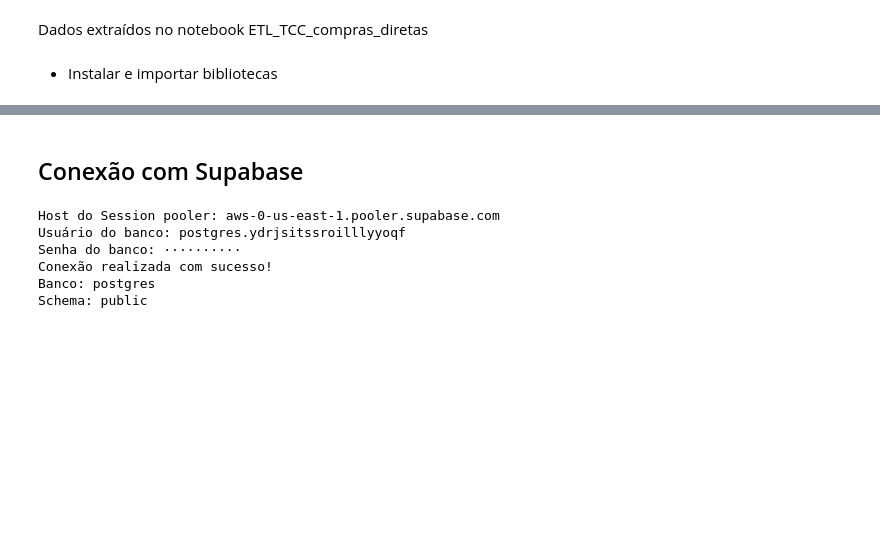
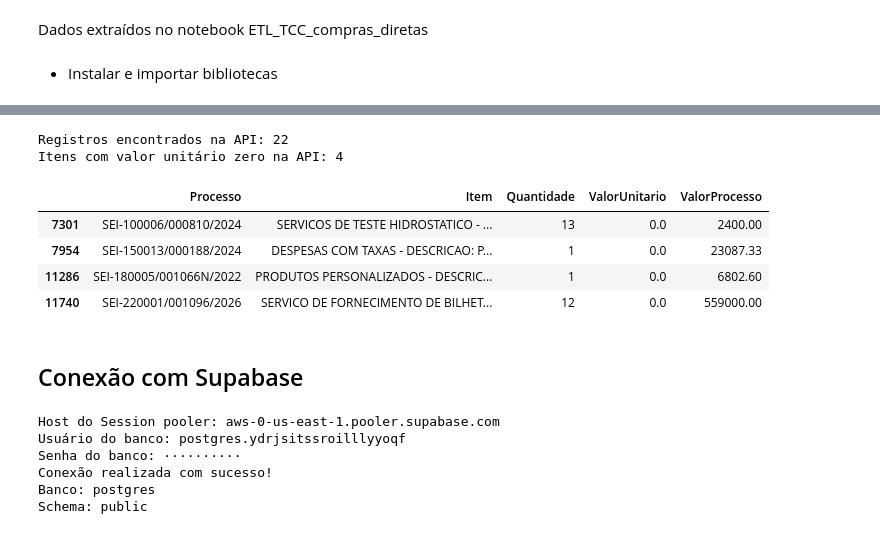
Before and after one commit to marcelonicolays/tcc_compras_diretas, a Jupyter notebook: codigo/SQL_TCC_compras_diretas.ipynb, the cells around one changed output, grey strips where cells are left out. Cells and saved outputs as stored; diff of their text form; code cells hidden in the pictures; blank space fills up the shorter version.

```diff
--- a/codigo/SQL_TCC_compras_diretas.ipynb
+++ b/codigo/SQL_TCC_compras_diretas.ipynb
@@ -99,6 +103,54 @@ Data columns (total 13 columns):
  12  ValorUnitario       20642 non-null  float64
 dtypes: Int64(1), datetime64[ns](1), float64(3), object(8)
 memory usage: 2.1+ MB
+# %%
+url_api = 'https://dados.tcerj.tc.br/api/v1/compras_diretas_estado?csv=true'
+
+processos_zero = [
+    'SEI-180005/001066N/2022',
+    'SEI-100006/000810/2024',
+    'SEI-150013/000188/2024',
+    'SEI-220001/001096/2026'
+]
+
+# Consultar novamente a fonte original
+df_original = pd.read_csv(
+    url_api,
+    sep=';',
+    encoding='utf-8'
+)
+
+# Filtrar os quatro processos
+conferencia_original = df_original.loc[
+    df_original['Processo'].astype(str).str.strip().isin(processos_zero),
+    [
+        'Processo',
+        'Item',
+        'Quantidade',
+        'ValorUnitario',
+        'ValorProcesso'
+    ]
+].copy()
+
+print(f"Registros encontrados na API: {len(conferencia_original)}")
+print(
+    "Itens com valor unitário zero na API:",
+    conferencia_original['ValorUnitario'].eq(0).sum()
+)
+
+display(
+    conferencia_original.loc[
+        conferencia_original['ValorUnitario'].eq(0)
+    ]
+)
+# %% [output]
+Registros encontrados na API: 22
+Itens com valor unitário zero na API: 4
+|  | Processo | Item | Quantidade | ValorUnitario | ValorProcesso |
+| 7301 | SEI-100006/000810/2024 | SERVICOS DE TESTE HIDROSTATICO - ... | 13 | 0.0 | 2400.00 |
+| 7954 | SEI-150013/000188/2024 | DESPESAS COM TAXAS - DESCRICAO: P... | 1 | 0.0 | 23087.33 |
+| 11286 | SEI-180005/001066N/2022 | PRODUTOS PERSONALIZADOS - DESCRIC... | 1 | 0.0 | 6802.60 |
+| 11740 | SEI-220001/001096/2026 | SERVICO DE FORNECIMENTO DE BILHET... | 12 | 0.0 | 559000.00 |
 # %% [markdown]
 ## Conexão com Supabase
 # %%
```
Also changed, not shown: parts of 6 cells of this notebook.
